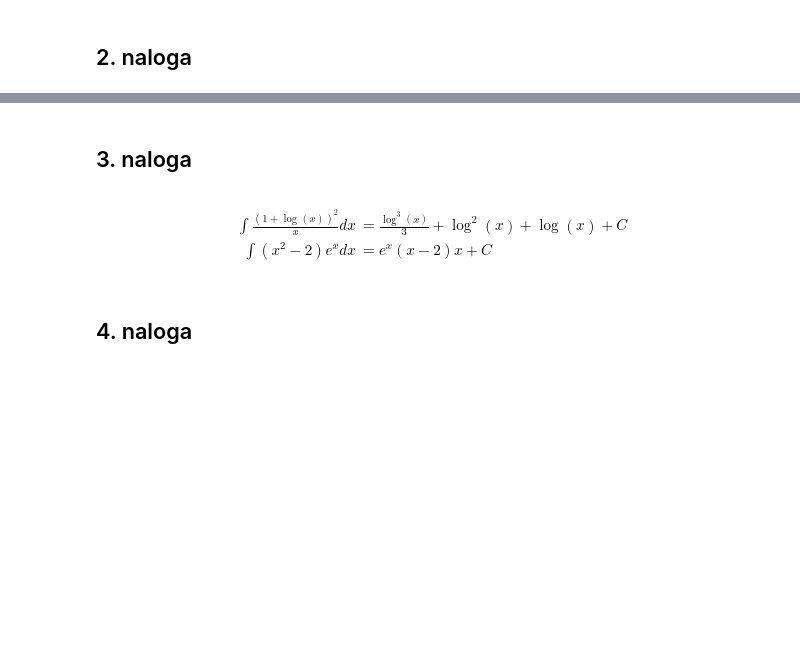
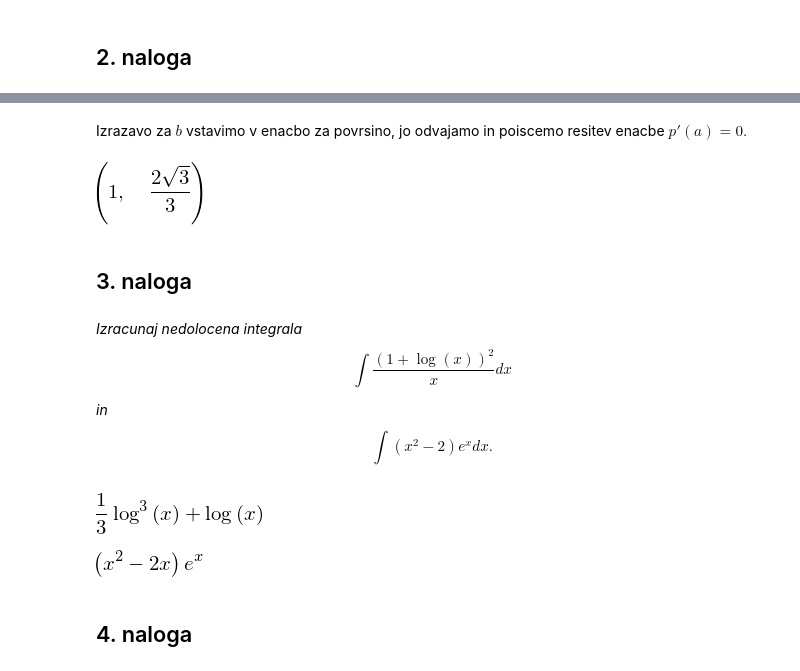
Before and after one commit to mrcinv/matpy, a Jupyter notebook: oma/kolokviji/OMA, 2. kolokvij, 2011_2012.ipynb, the cells around one changed output, grey strips where cells are left out. Saved outputs shown, nothing was run; the diff lists cells and outputs as text; code cells hidden in the pictures; blank space fills up the shorter version.

```diff
--- a/oma/kolokviji/OMA, 2. kolokvij, 2011_2012.ipynb
+++ b/oma/kolokviji/OMA, 2. kolokvij, 2011_2012.ipynb
@@ -65,12 +76,29 @@ $$
+# %% [markdown]
+Izrazavo za $b$ vstavimo v enacbo za povrsino, jo odvajamo in poiscemo resitev enacbe $p'(a) = 0.$
+# %%
+val_a = sympy.solve(p(a, b).diff())[0]
+val_b = b.subs(a, val_a)
+val_a, val_b
+# %% [output]
+[figure, added]
 # %% [markdown]
 ## 3. naloga
 # %% [markdown]
-$$
-\begin{align}
-\int \frac{(1+\log(x))^2}{x}dx & =  \frac{\log^3(x)}{3} + \log^2(x) + \log(x) + C \\
-\int (x^2 -2)e^xdx & =  e^x(x-2)x + C
-\end{align}
-$$
+*Izracunaj nedolocena integrala
+$$\int \frac{(1+\log(x))^2}{x}dx$$
+in
+$$ \int (x^2 -2)e^xdx .$$*
+# %%
+x = sympy.Symbol('x')
+f = lambda x: (1+sympy.log(x)**2)/x
+g = lambda x: (x**2 - 2)*sympy.exp(x)
+sympy.integrate(f(x))
+# %% [output]
+[figure, added]
+# %%
+sympy.integrate(g(x))
+# %% [output]
+[figure, added]
 # %% [markdown]
 ## 4. naloga
 # %%
```
Also changed, not shown: parts of 37 cells of this notebook, 2 other files.
